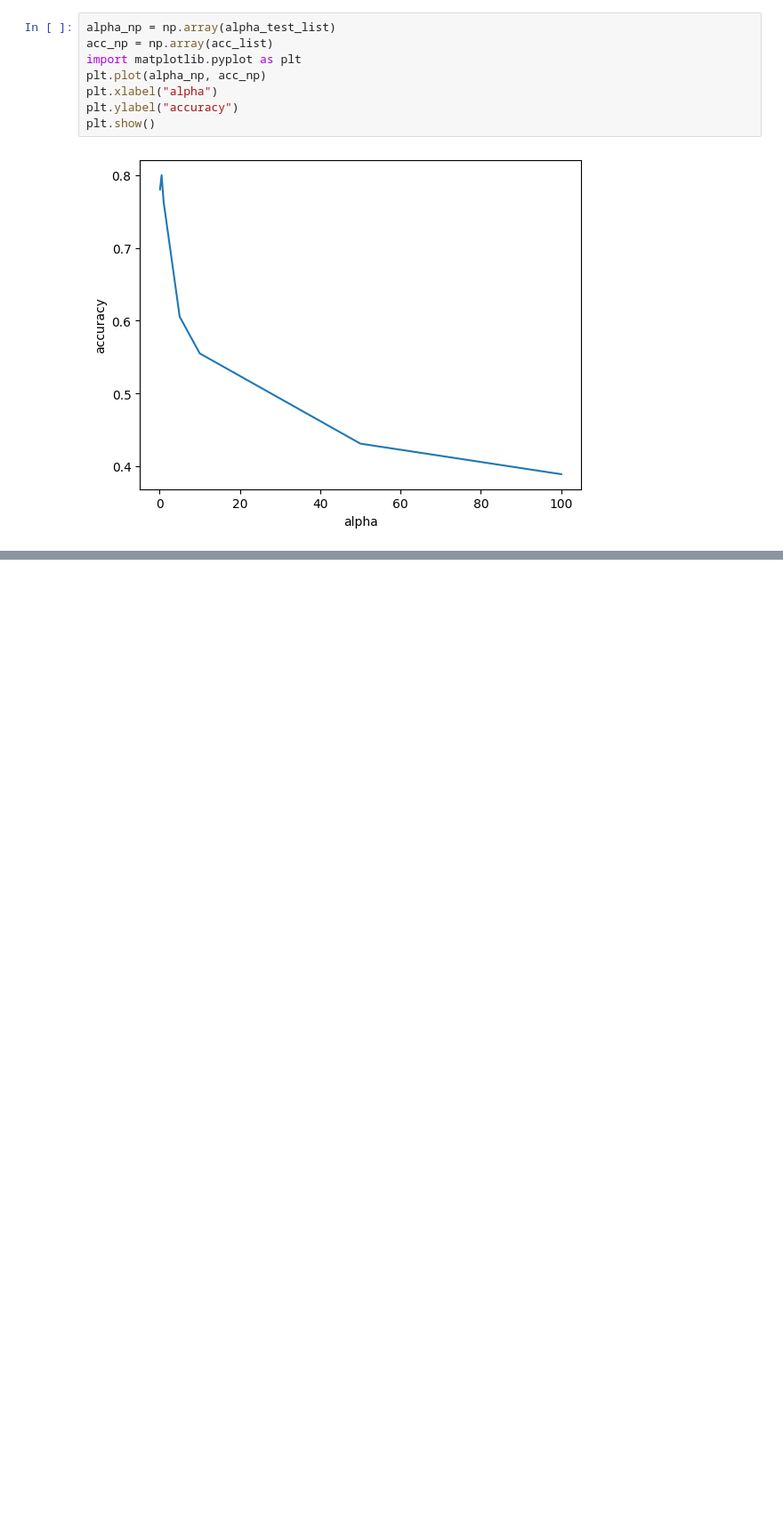
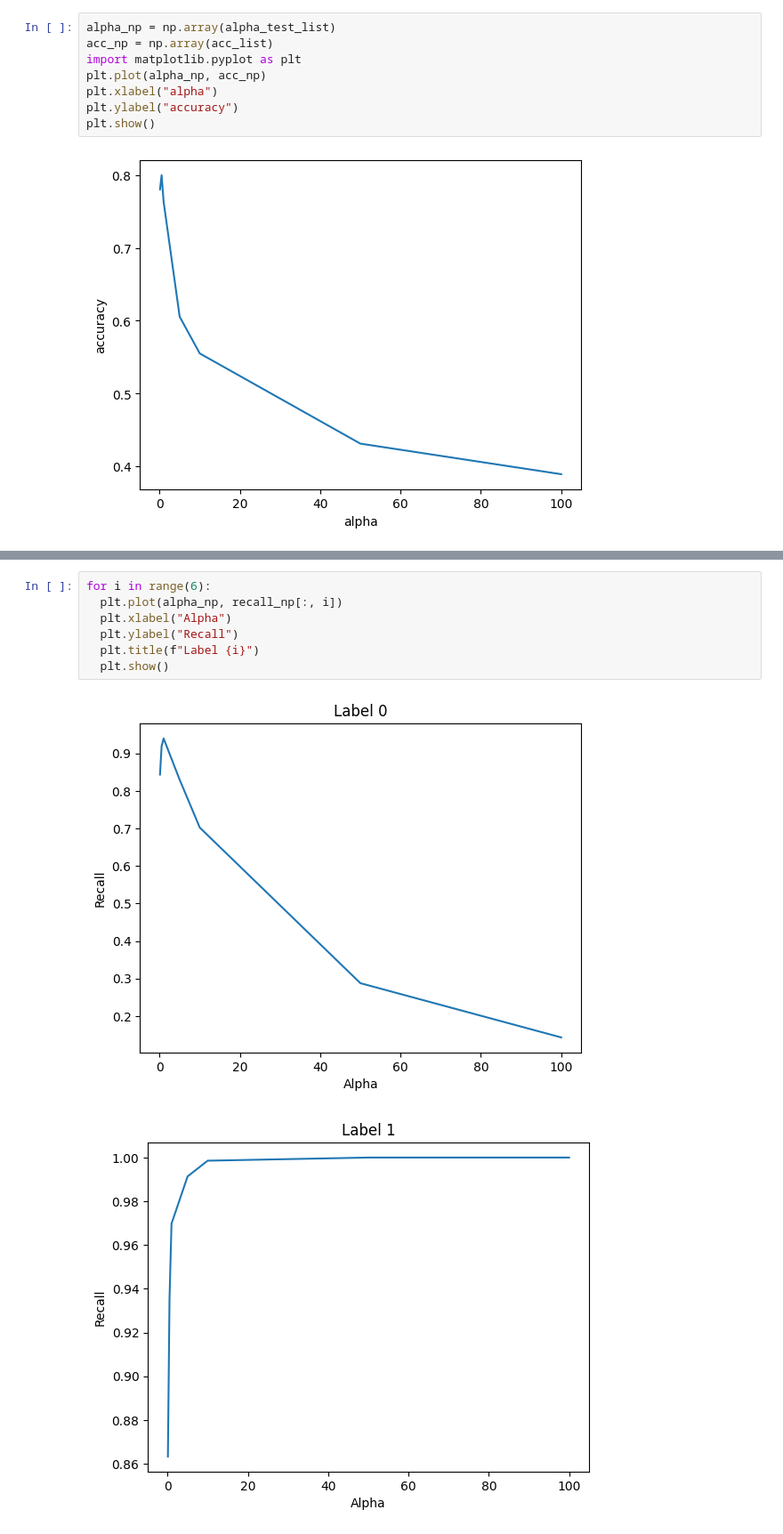
Before and after one commit to rsaif22/COMP-551, a Jupyter notebook: Assignment_3/naive_bayes.ipynb, the cells around one changed output, grey strips where cells are left out. Shown at 89% size. Drawn from its saved outputs; the diff is of its cells as text; blank space fills up the shorter version.

```diff
--- a/Assignment_3/naive_bayes.ipynb
+++ b/Assignment_3/naive_bayes.ipynb
@@ -45,0 +109,10 @@ plt.show()
+# %%
+for i in range(6):
+  plt.plot(alpha_np, recall_np[:, i])
+  plt.xlabel("Alpha")
+  plt.ylabel("Recall")
+  plt.title(f"Label {i}")
+  plt.show()
+# %% [output]
+[figure, added]
+[figure, added]
```
Also changed, not shown: parts of 10 cells of this notebook, 3 other files.
